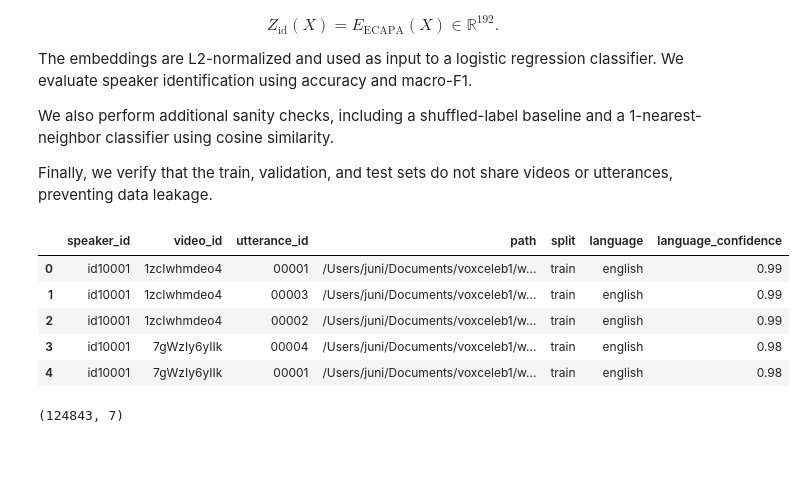
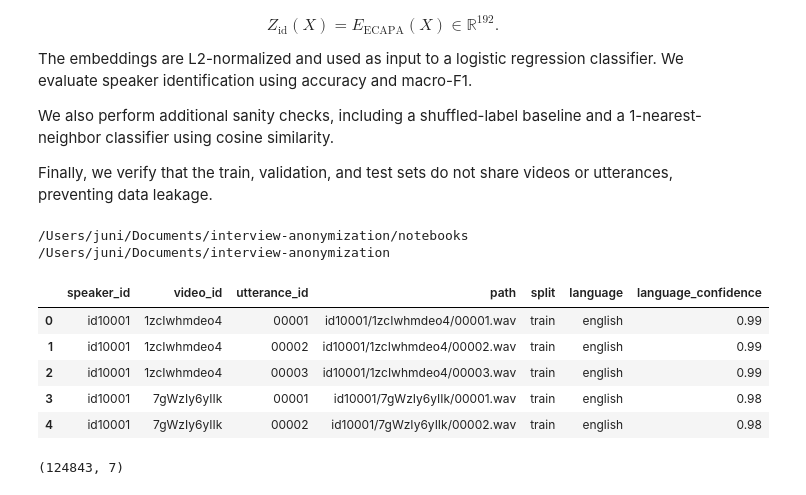
Before and after one commit to Junicolay/interview-anonymization, a Jupyter notebook: notebooks/03_speaker_identification_baseline.ipynb, the cells around one changed output. Cells and saved outputs as stored; diff of their text form; code cells hidden in the pictures; blank space fills up the shorter version.

Commit message:
refactor: restructure research notebooks and source code

```diff
--- a/notebooks/03_speaker_identification_baseline.ipynb
+++ b/notebooks/03_speaker_identification_baseline.ipynb
@@ -25,13 +25,17 @@ We also perform additional sanity checks, including a shuffled-label baseline an
 
 Finally, we verify that the train, validation, and test sets do not share videos or utterances, preventing data leakage.
 # %%
+import sys
 from pathlib import Path
-import sys
 
 PROJECT_ROOT = Path.cwd().parent
+sys.path.insert(0, str(PROJECT_ROOT))
 
-if str(PROJECT_ROOT) not in sys.path:
-    sys.path.insert(0, str(PROJECT_ROOT))
+print(Path.cwd())
+print(PROJECT_ROOT)
+# %% [output]
+/Users/juni/Documents/interview-anonymization/notebooks
+/Users/juni/Documents/interview-anonymization
 # %%
 import random
 import numpy as np
@@ -39,21 +52,19 @@ import pandas as pd
 # %%
 random.seed(42)
 np.random.seed(42)
-
-METADATA_DIR = Path.home() / "Documents" / "interview-anonymization" / "data" / "metadata"
 
 utterance_df = pd.read_parquet(
     METADATA_DIR / "voxceleb_utterances.parquet"
 )
 
 utterance_df.head()
 # %% [output]
 |  | speaker_id | video_id | utterance_id | path | split | language | language_confidence |
-| 0 | id10001 | 1zcIwhmdeo4 | 00001 | /Users/juni/Documents/voxceleb1/w... | train | english | 0.99 |
-| 1 | id10001 | 1zcIwhmdeo4 | 00003 | /Users/juni/Documents/voxceleb1/w... | train | english | 0.99 |
-| 2 | id10001 | 1zcIwhmdeo4 | 00002 | /Users/juni/Documents/voxceleb1/w... | train | english | 0.99 |
-| 3 | id10001 | 7gWzIy6yIIk | 00004 | /Users/juni/Documents/voxceleb1/w... | train | english | 0.98 |
-| 4 | id10001 | 7gWzIy6yIIk | 00001 | /Users/juni/Documents/voxceleb1/w... | train | english | 0.98 |
+| 0 | id10001 | 1zcIwhmdeo4 | 00001 | id10001/1zcIwhmdeo4/00001.wav | train | english | 0.99 |
+| 1 | id10001 | 1zcIwhmdeo4 | 00002 | id10001/1zcIwhmdeo4/00002.wav | train | english | 0.99 |
+| 2 | id10001 | 1zcIwhmdeo4 | 00003 | id10001/1zcIwhmdeo4/00003.wav | train | english | 0.99 |
+| 3 | id10001 | 7gWzIy6yIIk | 00001 | id10001/7gWzIy6yIIk/00001.wav | train | english | 0.98 |
+| 4 | id10001 | 7gWzIy6yIIk | 00002 | id10001/7gWzIy6yIIk/00002.wav | train | english | 0.98 |
 # %%
 utterance_df.shape
 # %% [output]
```
Also changed, not shown: parts of 10 cells of this notebook, 23 other files.
